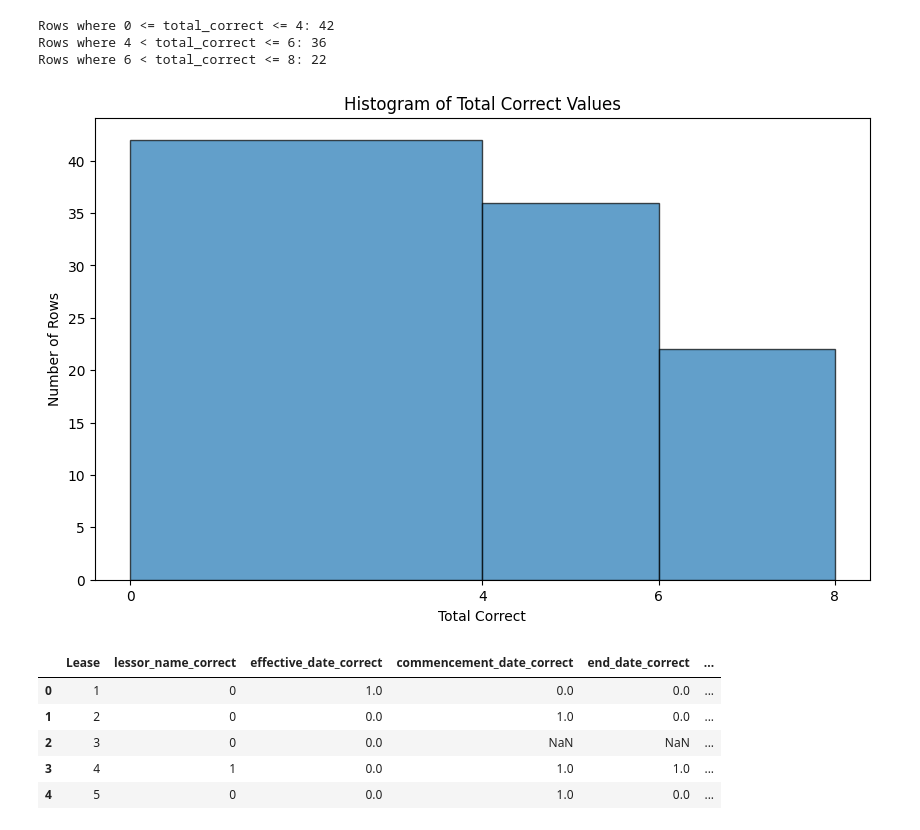
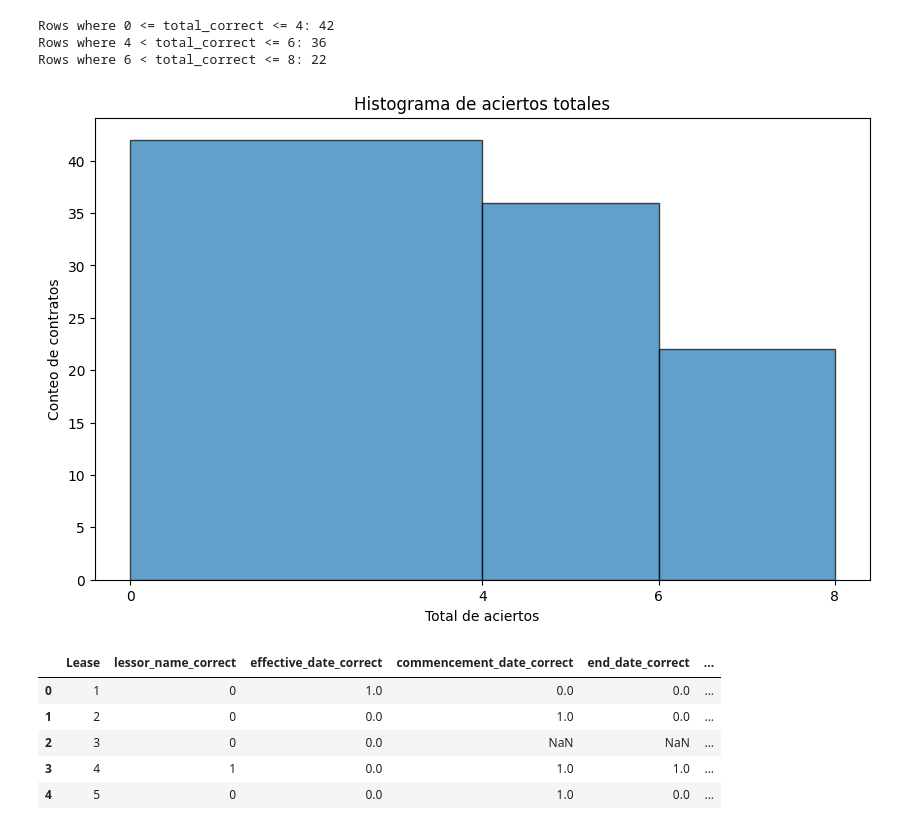
Before and after one commit to DavidArmendariz/eafit-tesis, a Jupyter notebook: notebooks/correct_analysis.ipynb, the cells around one changed output. Saved outputs shown, nothing was run; the diff lists cells and outputs as text; code cells hidden in the pictures.

Commit message:
Adds correct analysis

```diff
--- a/notebooks/correct_analysis.ipynb
+++ b/notebooks/correct_analysis.ipynb
@@ -104,18 +104,18 @@ Rows where 6 < total_correct <= 8: 22
 # %%
 # Data for the histogram
 bins = [limit1, limit2, limit3, limit4]
 counts = [count_total_correct_1, count_total_correct_2, count_total_correct_3]
 
 # Plotting the histogram
 plt.figure(figsize=(10, 6))
 plt.hist(bins[:-1], bins=bins, weights=counts, edgecolor="black", alpha=0.7)
-plt.xlabel("Total Correct")
-plt.ylabel("Number of Rows")
-plt.title("Histogram of Total Correct Values")
+plt.xlabel("Total de aciertos")
+plt.ylabel("Conteo de contratos")
+plt.title("Histograma de aciertos totales")
 plt.xticks(bins)
 plt.show()
 # %% [output]
-[figure, old version]
+[figure, new version]
 # %%
 # Define the bins and corresponding tags
 bins = [limit1, limit2, limit3, limit4]
```
Also changed, not shown: 3 other files.
